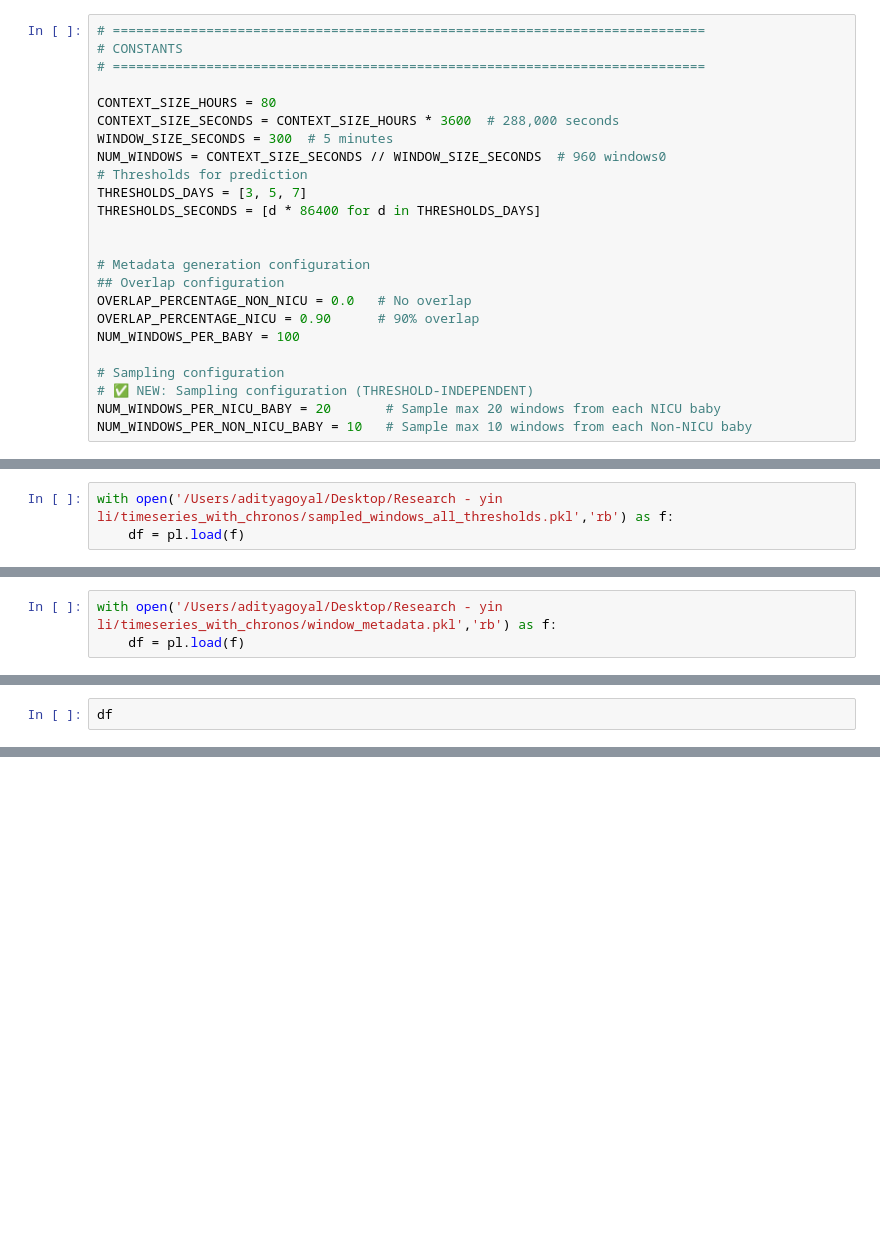
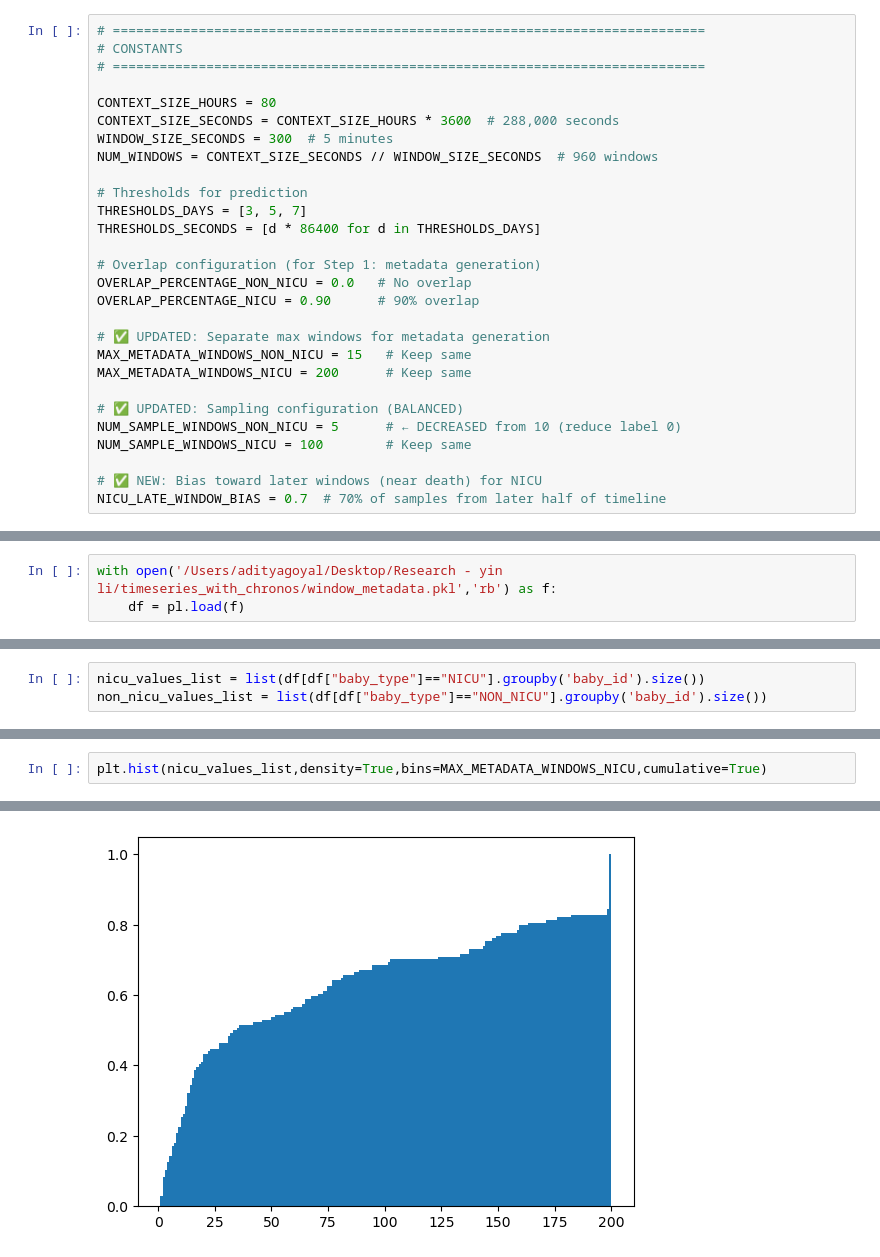
Before and after one commit to AdityaGoyal333/timeseries_with_chronos, a Jupyter notebook: chronos_1.ipynb, the cells around one changed output, grey strips where cells are left out. Cells and saved outputs as stored; diff of their text form; blank space fills up the shorter version.

```diff
--- a/chronos_1.ipynb
+++ b/chronos_1.ipynb
@@ -25,22 +25,26 @@ from torchvision.ops import sigmoid_focal_loss
 CONTEXT_SIZE_HOURS = 80
 CONTEXT_SIZE_SECONDS = CONTEXT_SIZE_HOURS * 3600  # 288,000 seconds
 WINDOW_SIZE_SECONDS = 300  # 5 minutes
-NUM_WINDOWS = CONTEXT_SIZE_SECONDS // WINDOW_SIZE_SECONDS  # 960 windows0
+NUM_WINDOWS = CONTEXT_SIZE_SECONDS // WINDOW_SIZE_SECONDS  # 960 windows
+
 # Thresholds for prediction
 THRESHOLDS_DAYS = [3, 5, 7]
 THRESHOLDS_SECONDS = [d * 86400 for d in THRESHOLDS_DAYS]
 
-
-# Metadata generation configuration
-## Overlap configuration
+# Overlap configuration (for Step 1: metadata generation)
 OVERLAP_PERCENTAGE_NON_NICU = 0.0   # No overlap
 OVERLAP_PERCENTAGE_NICU = 0.90      # 90% overlap
-NUM_WINDOWS_PER_BABY = 100
 
-# Sampling configuration
-# ✅ NEW: Sampling configuration (THRESHOLD-INDEPENDENT)
-NUM_WINDOWS_PER_NICU_BABY = 20       # Sample max 20 windows from each NICU baby
-NUM_WINDOWS_PER_NON_NICU_BABY = 10   # Sample max 10 windows from each Non-NICU baby
+# ✅ UPDATED: Separate max windows for metadata generation
+MAX_METADATA_WINDOWS_NON_NICU = 15   # Keep same
+MAX_METADATA_WINDOWS_NICU = 200      # Keep same
+
+# ✅ UPDATED: Sampling configuration (BALANCED)
+NUM_SAMPLE_WINDOWS_NON_NICU = 5      # ← DECREASED from 10 (reduce label 0)
+NUM_SAMPLE_WINDOWS_NICU = 100        # Keep same
+
+# ✅ NEW: Bias toward later windows (near death) for NICU
+NICU_LATE_WINDOW_BIAS = 0.7  # 70% of samples from later half of timeline
 # %%
 # ============================================================================
 # HELPER FUNCTIONS (UNCHANGED)
@@ -837,3 +899,0 @@ run_complete_pipeline(use_focal_loss=True, gamma=3.0)
-# %%
-with open('/Users/adityagoyal/Desktop/Research - yin li/timeseries_with_chronos/sampled_windows_all_thresholds.pkl','rb') as f:
-    df = pl.load(f)
@@ -861,2 +911,3 @@ with open('/Users/adityagoyal/Desktop/Research - yin li/timeseries_with_chronos/
 # %%
-df
+nicu_values_list = list(df[df["baby_type"]=="NICU"].groupby('baby_id').size())
+non_nicu_values_list = list(df[df["baby_type"]=="NON_NICU"].groupby('baby_id').size())
@@ -895,0 +920,3 @@ import matplotlib.pyplot as plt
+# %%
+plt.hist(nicu_values_list,density=True,bins=MAX_METADATA_WINDOWS_NICU,cumulative=True)
+# %% [output]
@@ -895,0 +940 @@ import matplotlib.pyplot as plt
+[figure, added]
```
Also changed, not shown: parts of 27 cells of this notebook.
